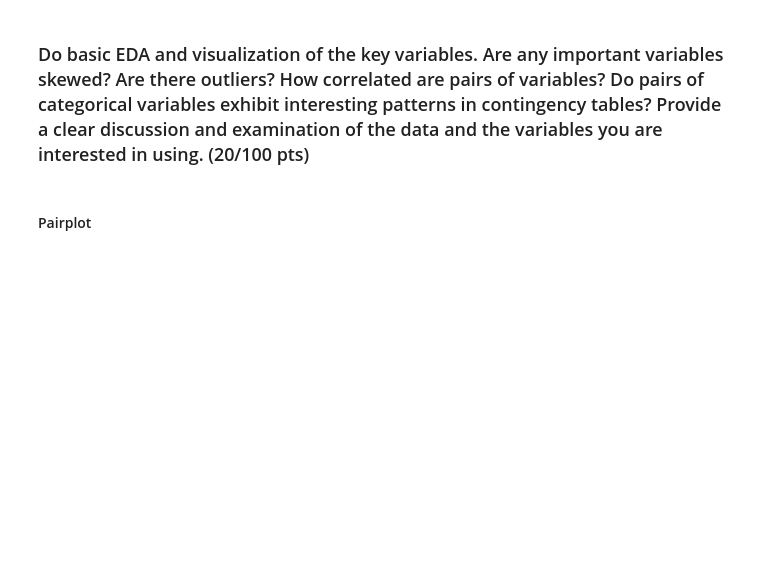
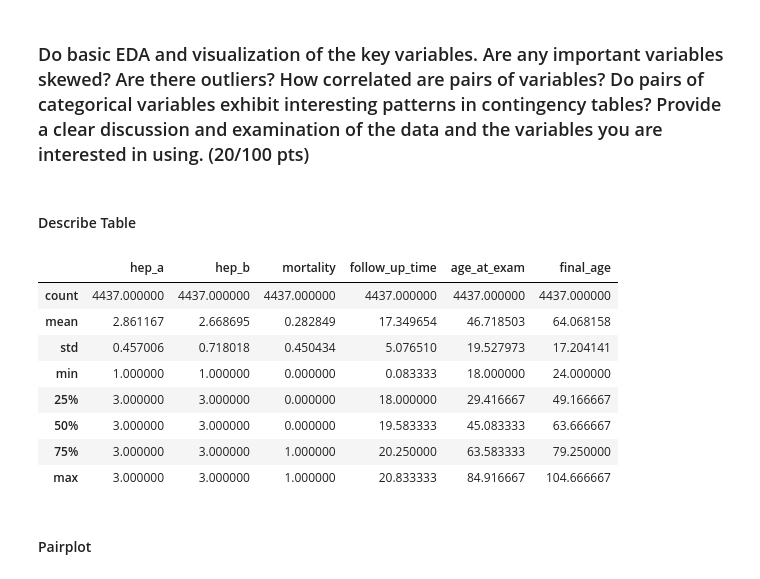
Before and after one commit to swt2vv/ds3021-project1, a Jupyter notebook: project_1_bsds.ipynb, the cells around one changed output. Cells and saved outputs as stored; diff of their text form; code cells hidden in the pictures; blank space fills up the shorter version.

```diff
--- a/project_1_bsds.ipynb
+++ b/project_1_bsds.ipynb
@@ -145,6 +145,20 @@ imq_mort_np.head()
 | 11 | 12.0 | 3.0 | 1.0 | 0.0 | 19.666667 | 37.833333 | 57.500000 |
 # %% [markdown]
 ### Do basic EDA and visualization of the key variables. Are any important variables skewed? Are there outliers? How correlated are pairs of variables? Do pairs of categorical variables exhibit interesting patterns in contingency tables? Provide a clear discussion and examination of the data and the variables you are interested in using. (20/100 pts)
+# %% [markdown]
+#### Describe Table
+# %%
+imq_mort_np.drop('SEQN',axis=1).describe()
+# %% [output]
+|  | hep_a | hep_b | mortality | follow_up_time | age_at_exam | final_age |
+| count | 4437.000000 | 4437.000000 | 4437.000000 | 4437.000000 | 4437.000000 | 4437.000000 |
+| mean | 2.861167 | 2.668695 | 0.282849 | 17.349654 | 46.718503 | 64.068158 |
+| std | 0.457006 | 0.718018 | 0.450434 | 5.076510 | 19.527973 | 17.204141 |
+| min | 1.000000 | 1.000000 | 0.000000 | 0.083333 | 18.000000 | 24.000000 |
+| 25% | 3.000000 | 3.000000 | 0.000000 | 18.000000 | 29.416667 | 49.166667 |
+| 50% | 3.000000 | 3.000000 | 0.000000 | 19.583333 | 45.083333 | 63.666667 |
+| 75% | 3.000000 | 3.000000 | 1.000000 | 20.250000 | 63.583333 | 79.250000 |
+| max | 3.000000 | 3.000000 | 1.000000 | 20.833333 | 84.916667 | 104.666667 |
 # %% [markdown]
 #### Pairplot
 # %%
```
Also changed, not shown: parts of 4 cells of this notebook.
